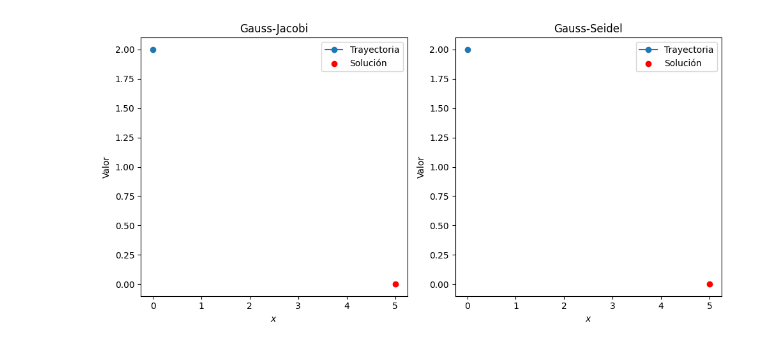
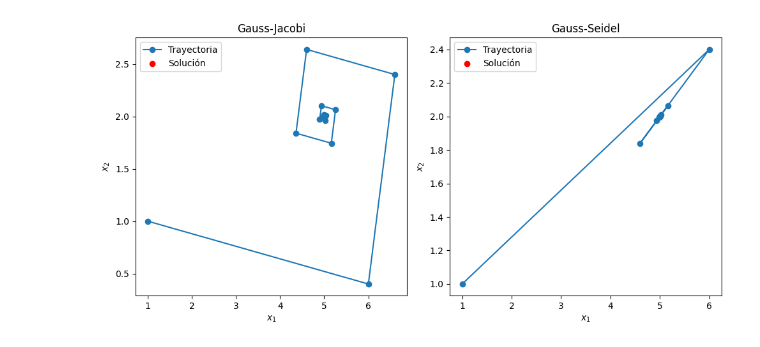
Before and after one commit to Josefu-zero/Examen-MN-III, a Jupyter notebook: p6_jocbi.ipynb, the cells around one changed output. Drawn from its saved outputs; the diff is of its cells as text; code cells hidden in the pictures.

Commit message:
Se implemento una lista de iteracones a jacobi y seidel

```diff
--- a/p6_jocbi.ipynb
+++ b/p6_jocbi.ipynb
@@ -93,20 +22,20 @@ plt.figure(figsize=(10, 5))
 
 # Gauss-Jacobi
 plt.subplot(1, 2, 1)
-plt.plot(iteraciones_jacobi, marker='o', label='Trayectoria')
-plt.scatter(sol_jacobi, 0, color='red', label='Solución')
+plt.plot(iteraciones_jacobi[:, 0], iteraciones_jacobi[:, 1], marker='o', label='Trayectoria')
+plt.scatter(sol_jacobi[0], sol_jacobi[1], color='red', label='Solución')
 plt.title('Gauss-Jacobi')
-plt.xlabel('$x$')
-plt.ylabel('Valor')
+plt.xlabel('$x_1$')
+plt.ylabel('$x_2$')
 plt.legend()
 
 # Gauss-Seidel
 plt.subplot(1, 2, 2)
-plt.plot(iteraciones_seidel, marker='o', label='Trayectoria')
-plt.scatter(sol_seidel, 0, color='red', label='Solución')
+plt.plot(iteraciones_seidel[:, 0], iteraciones_seidel[:, 1], marker='o', label='Trayectoria')
+plt.scatter(sol_seidel[0], sol_seidel[1], color='red', label='Solución')
 plt.title('Gauss-Seidel')
-plt.xlabel('$x$')
-plt.ylabel('Valor')
+plt.xlabel('$x_1$')
+plt.ylabel('$x_2$')
 plt.legend()
 
 plt.tight_layout()
@@ -132 +61 @@ plt.show()
-[figure, old version]
+[figure, new version]
```
Also changed, not shown: parts of 4 cells of this notebook, 3 other files.
